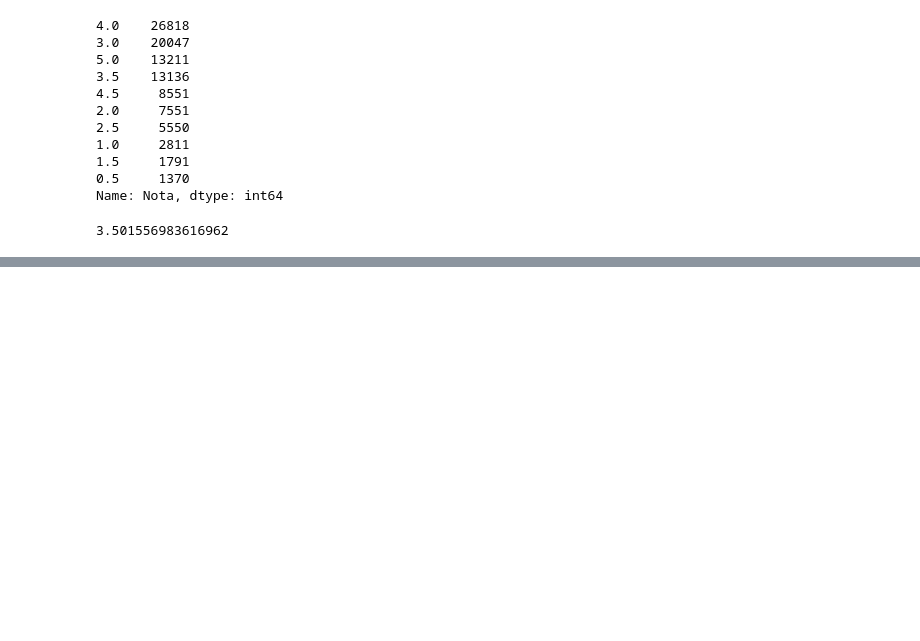
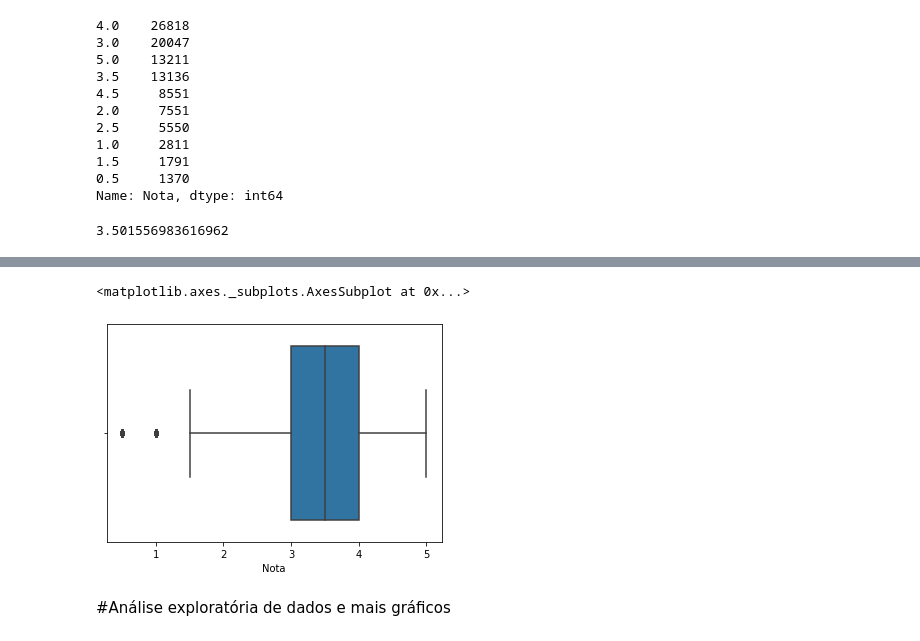
Before and after one commit to jaderbg999/PrimeiroRepo, a Jupyter notebook: Introdução_Data_Science.ipynb, the cells around one changed output, grey strips where cells are left out. Saved outputs shown, nothing was run; the diff lists cells and outputs as text; code cells hidden in the pictures; blank space fills up the shorter version.

```diff
--- a/Introdução_Data_Science.ipynb
+++ b/Introdução_Data_Science.ipynb
@@ -57,0 +130,7 @@ notas['Nota'].mean()
+# %%
+sns.boxplot(notas.Nota)
+# %% [output]
+<matplotlib.axes._subplots.AxesSubplot at 0x...>
+[figure, added]
+# %% [markdown]
+#Análise exploratória de dados e mais gráficos
```
Also changed, not shown: parts of 27 cells of this notebook.
